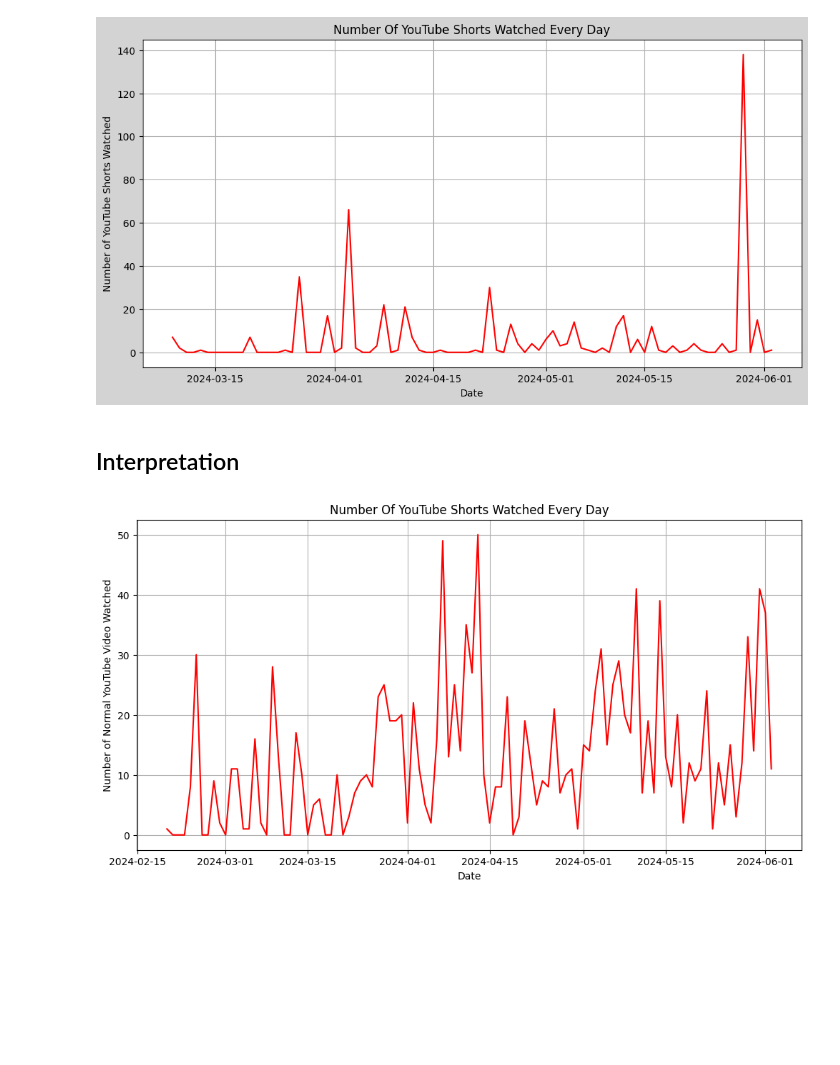
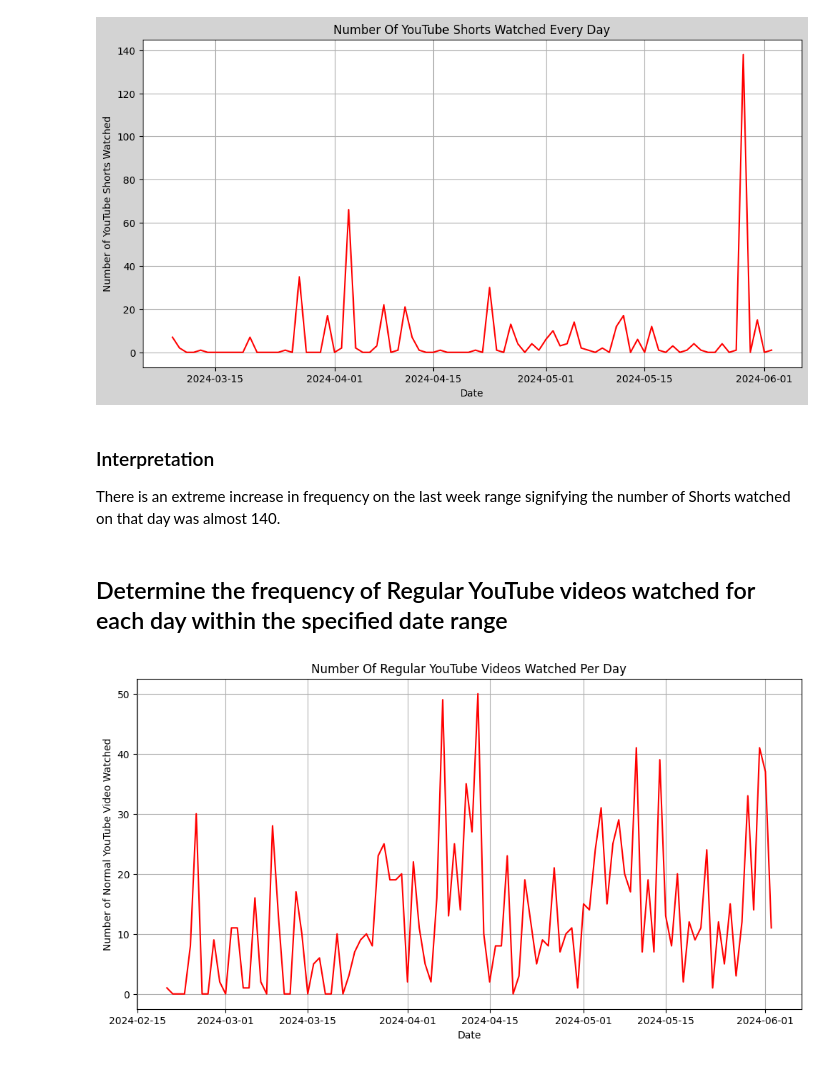
Before and after one commit to Johncarlodeveloper/YouTube-Watch-History-Data-to-CSV-file, a Jupyter notebook: perform_analysis.ipynb, the cells around one changed output. Drawn from its saved outputs; the diff is of its cells as text; code cells hidden in the pictures; blank space fills up the shorter version.

```diff
--- a/perform_analysis.ipynb
+++ b/perform_analysis.ipynb
@@ -844,3 +865,33 @@ max_frequency = max_row['frequency']
 max_date, max_frequency
 # %% [output]
 (Timestamp('2024-05-29 00:00:00'), 171)
+# %%
+# Determine the average watch per day of YouTube Shorts
+
+# Convert the 'date_time' column to datetime
+df['date_time'] = pd.to_datetime(df['date_time'])
+
+# Apply condition to filter the rows
+condition = ((df['title'].str.contains('#shorts', case=False)) |
+             (pd.to_timedelta(df['video_duration']).dt.total_seconds() <= 61))
+
+# Only include the YouTube Regular Videos, negate the condition
+filtered_df = df[condition]
+
+# Set the 'date_time' column as the index
+filtered_df.set_index('date_time', inplace=True)
+
+# Resample the data by day and count the occurrences
+daily_counts = filtered_df.resample('D').size()
+
+daily_counts = daily_counts[start_date:end_date]
+
+# Reset the index to get the date as a column
+daily_counts = daily_counts.reset_index(name='frequency')
+
+# Calculate mean, median, and mode
+mean_frequency = daily_counts['frequency'].mean()
+median_frequency = daily_counts['frequency'].median()
+mode_frequency = daily_counts['frequency'].value_counts().idxmax()
+
+print(f"The average watch count of YouTube Shorts is {round(mean_frequency)}.")
@@ -888,47 +943,51 @@ plt.show()
 # %% [output]
 [figure]
 # %% [markdown]
-## Interpretation
+### Interpretation
+
+There is an extreme increase in frequency on the last week range signifying the number of Shorts watched on that day was almost 140.
+# %% [markdown]
+## Determine the frequency of Regular YouTube videos watched for each day within the specified date range
 # %%
 # Convert the 'date_time' column to datetime
 df['date_time'] = pd.to_datetime(df['date_time'])
 
-# Apply your condition to filter the rows
+# Apply condition to filter the rows
 condition = ((df['title'].str.contains('#shorts', case=False)) |
              (pd.to_timedelta(df['video_duration']).dt.total_seconds() <= 61))
 
-# Only include the YouTube Shorts
+# Only include the YouTube Regular Videos, negate the condition
 filtered_df = df[~condition]
 
 # Set the 'date_time' column as the index
 filtered_df.set_index('date_time', inplace=True)
 
 # Resample the data by week and count the occurrences
 weekly_counts = filtered_df.resample('D').size()
 
 # Filter the data to include only February to June
 start_date = '2024-02-20'
 end_date = '2024-06-02'
 weekly_counts = weekly_counts[start_date:end_date]
 
 # Reset the index to get the week starting date as a column
 weekly_counts = weekly_counts.reset_index(name='frequency')
 
 # Display the result
 dates = weekly_counts['date_time']
 videos = weekly_counts['frequency']
 
 # Set the figure size
 plt.figure(figsize=(12, 6), facecolor='white')
-plt.title('Number Of YouTube Shorts Watched Every Day')
+plt.title('Number Of Regular YouTube Videos Watched Per Day')
 plt.xlabel('Date')
 plt.ylabel('Number of Normal YouTube Video Watched')
 plt.grid(True)  # Add the grid
 
 # Create a line plot
 plt.plot(dates, videos, color='red', linewidth=1.5)
 
 # Show the plot
 plt.show()
 # %% [output]
-[figure, old version]
+[figure, new version]
```
Also changed, not shown: parts of 12 cells of this notebook.
